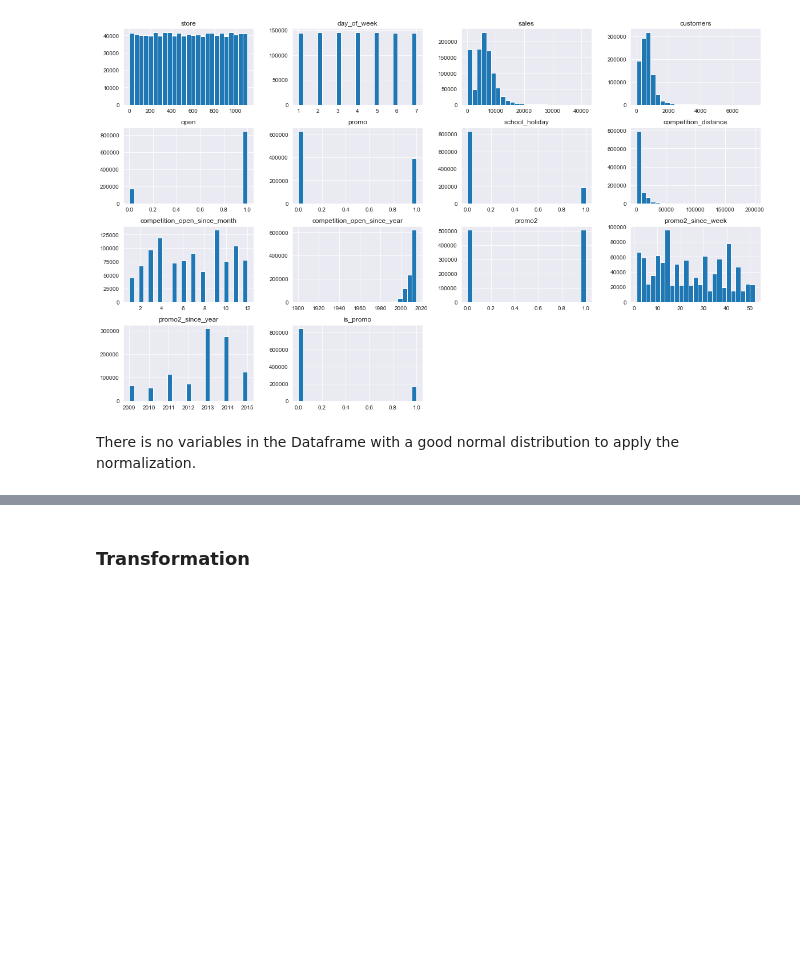
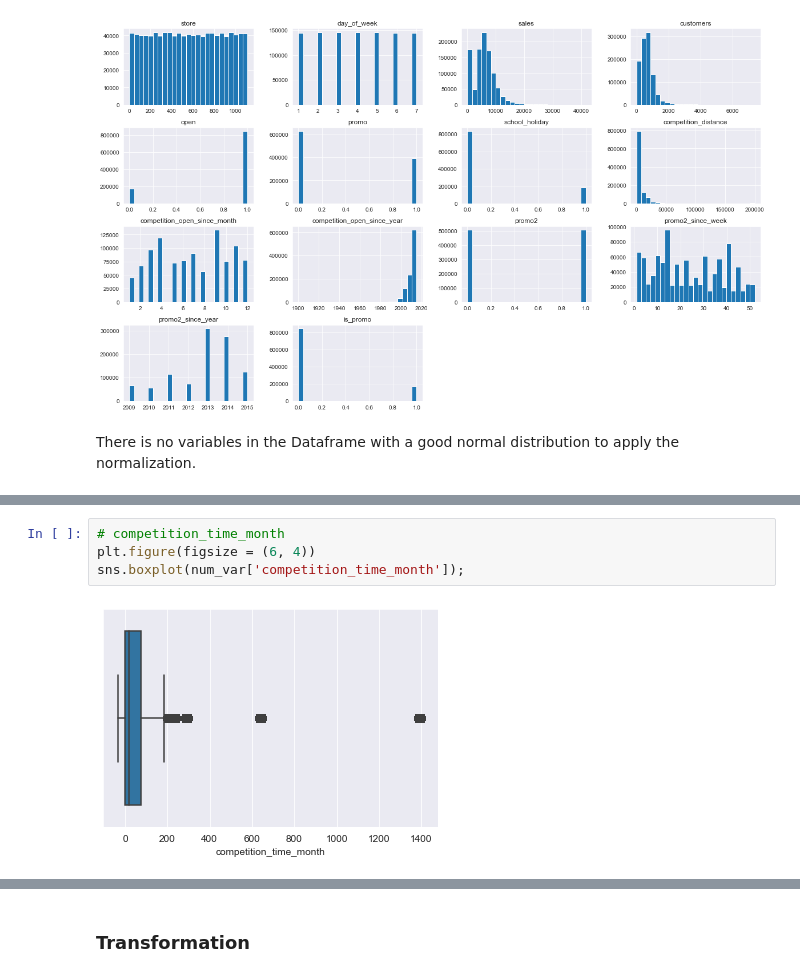
Before and after one commit to felipedmnq/Data-Science-T, a Jupyter notebook: Notebooks/Data_Science_T_M4.ipynb, the cells around one changed output, grey strips where cells are left out. Drawn from its saved outputs; the diff is of its cells as text; blank space fills up the shorter version.

```diff
--- a/Notebooks/Data_Science_T_M4.ipynb
+++ b/Notebooks/Data_Science_T_M4.ipynb
@@ -1471,0 +1514,6 @@ There is no variables in the Dataframe with a good normal distribution to apply
+# %%
+# competition_time_month
+plt.figure(figsize = (6, 4))
+sns.boxplot(num_var['competition_time_month']);
+# %% [output]
+[figure, added]
```
Also changed, not shown: parts of 15 cells of this notebook.
